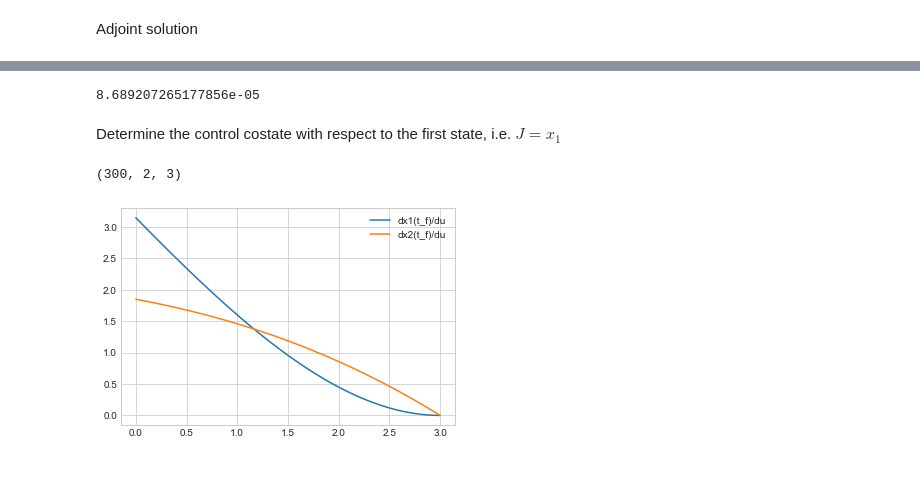
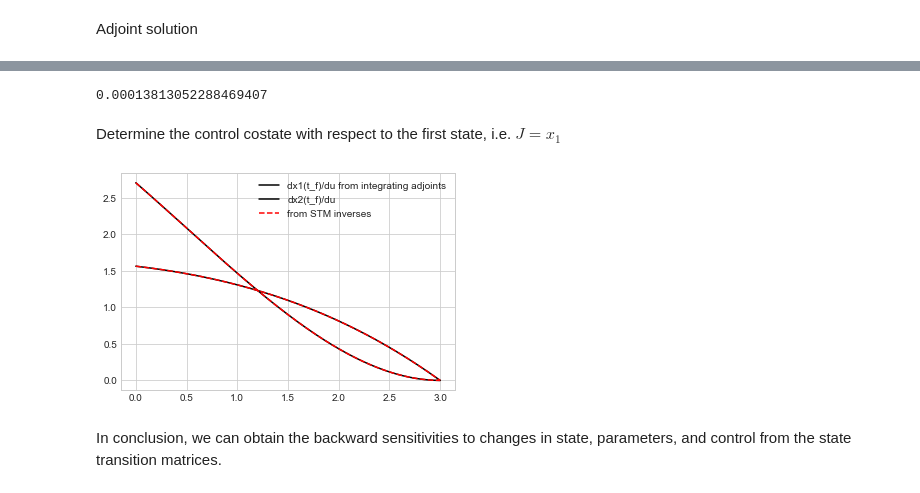
Before and after one commit to CDNoyes/EDL-Py, a Jupyter notebook: Sensitivity.ipynb, the cells around one changed output, grey strips where cells are left out. Saved outputs shown, nothing was run; the diff lists cells and outputs as text; code cells hidden in the pictures.

```diff
--- a/Sensitivity.ipynb
+++ b/Sensitivity.ipynb
@@ -33,23 +29,26 @@ def dynamics(x, t, a, u=lambda t,x,a: 0, sqrt=pa.sqrt):
     return dx
 
 def jacobian(x, a):
-    return np.array([[0, 1, 0],[0, -2*a*pa.sqrt(1e-5+x[1]**2), -x[1]*pa.sqrt(1e-5+x[1]**2)],[0,0,0]])
+    return np.array([[0, 1, 0, 0],[0, -2*a*pa.sqrt(1e-5+x[1]**2), -x[1]*pa.sqrt(1e-5+x[1]**2), 1], [0,0,0,0], [0,0,0,0]])
 
 tf = 3
 t = np.linspace(0, tf, 300)
 
-x0 = [8, -5.5]
-a = 0.05
+x0 = [13, -5.5, 0, 0]
+a = 0.09
 # %% [markdown]
 Differential algebra solution
 # %%
-A = gdual_double(a, 'a', 2)
-X0 = da.make(x0, ['x1','x2'], 2)
+A = pa.gdual_double(a, 'a', 2)
+X0 = da.make(x0, ['x1','x2', 'a', 'u'], 2)
+du = pa.gdual_double(0, 'u', 2)
 
-X = RK4(dynamics, X0, t, args=(A,))
-names = ['x1','x2','a']
+
+X = RK4(dynamics, X0, t, args=(A, lambda t,x,a: du))
+names = ['x1','x2','a', 'u']
 gradient = da.jacobian(X[-1], names)
-stm = [da.jacobian(x, names) for x in X] # change in [x1, x2] wrt [x10, x20, a]
-# hessian = [da.hessian(x, names) for x in X[-1]]
-print(gradient)
+stm = [da.jacobian(x, names) for x in X] # change in [x1, x2] wrt [x10, x20, a, u]
+hessian = [da.hessian(x, names) for x in X[-1]]
+print(stm[-1])
+# print(hessian[1])
 # %% [output]
@@ -88,38 +90,39 @@ plt.show()
 # %%
-print(np.max(np.abs(gradient-J0)))
-assert np.allclose(gradient, J0, rtol=1e-1, atol=1e-2), "Forward and Adjoint Sensitivities do not match!"
+print(np.max(np.abs(gradient[:2]-J0)))
+assert np.allclose(gradient[:2], J0, rtol=1e-1, atol=1e-2), "Forward and Adjoint Sensitivities do not match!"
 # %% [output]
-8.689207265177856e-05
+0.00013813052288469407
 # %% [markdown]
 Determine the control costate with respect to the first state, i.e. $J = x_1$
 # %%
 from scipy.integrate import cumtrapz
 # This recovers the costates from STM
-dJdx = [[1, 0, 0],[0,1,0]]
-stmi = [np.linalg.inv(np.append(st, [0,0,1]).reshape((3,3))) for st in stm]
-stmf = np.append(stm[-1], [0,0,1]).reshape((3,3))
+dJdx = [[1, 0, 0, 0],[0,1,0,0]]
+stmi = [np.linalg.inv(st) for st in stm]
+stmf = stm[-1]
 C = np.dot(dJdx, stmf)
 p1 = np.array([np.dot(C, si) for si in stmi])
-# plt.plot(t, p1[:,0])
-# plt.plot(t, p1[:,1])
 
 # p1 = [dx1/dx; dx2/dx]
-print(p1.shape)
-dfdu = [0, 1, 0]
+dfdu = [0, 1, 0, 0]
 # pu1 =  dx1(t_f)/du
 pu1 =np.array( [np.trapz(x=t[i:], y=p1[i:,0,1]) for i in range(t.size)])  # Guaranteed to be correct
 pu1_= -cumtrapz(x=t[::-1], y=np.squeeze(p1[::-1,0,1]), initial=0)[::-1] # so many weird flips required
 # Since integration is from tf to t, time and costate need to be reversed. Then, to plot against t, it must be reversed
 # The negative sign is because pu1 is integrating forward, while pu1_ is integrating backward
 pu2 = np.array([np.trapz(x=t[i:], y=p1[i:,1,1]) for i in range(t.size)])
+
 plt.figure()
-plt.plot(t, pu1, label="dx1(t_f)/du")
-plt.plot(t, pu2, label="dx2(t_f)/du")
-# plt.plot(t, pu1[0] - cumtrapz(x=t, y=pu2, initial=0))
+plt.plot(t, pu1, 'k', label="dx1(t_f)/du from integrating adjoints")
+# plt.plot(t, pu1_,'o')
+plt.plot(t, pu2, 'k', label="dx2(t_f)/du")
+plt.plot(t, p1[:, 0, 3], 'r--', label="from STM inverses")
+plt.plot(t, p1[:, 1, 3], 'r--')
+
 plt.legend()
-# plt.plot(t, pu1_,'o')
 plt.show()
 # %% [output]
-(300, 2, 3)
-[figure, old version]
+[figure, new version]
+# %% [markdown]
+In conclusion, we can obtain the backward sensitivities to changes in state, parameters, and control from the state transition matrices.
 # %% [markdown]
```
Also changed, not shown: parts of 14 cells of this notebook.
